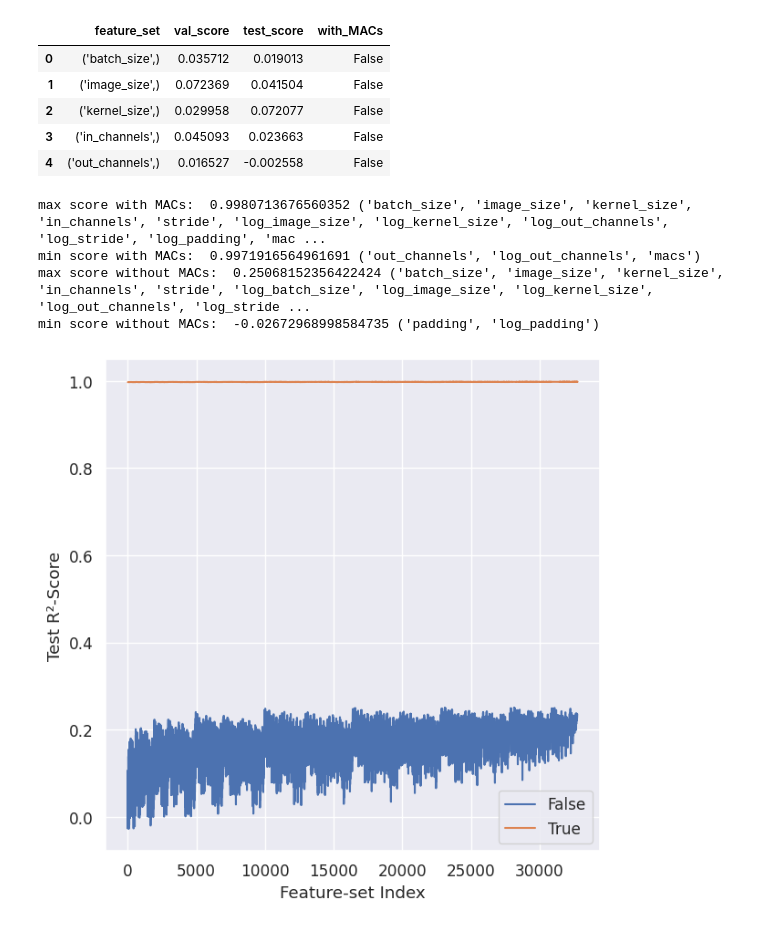
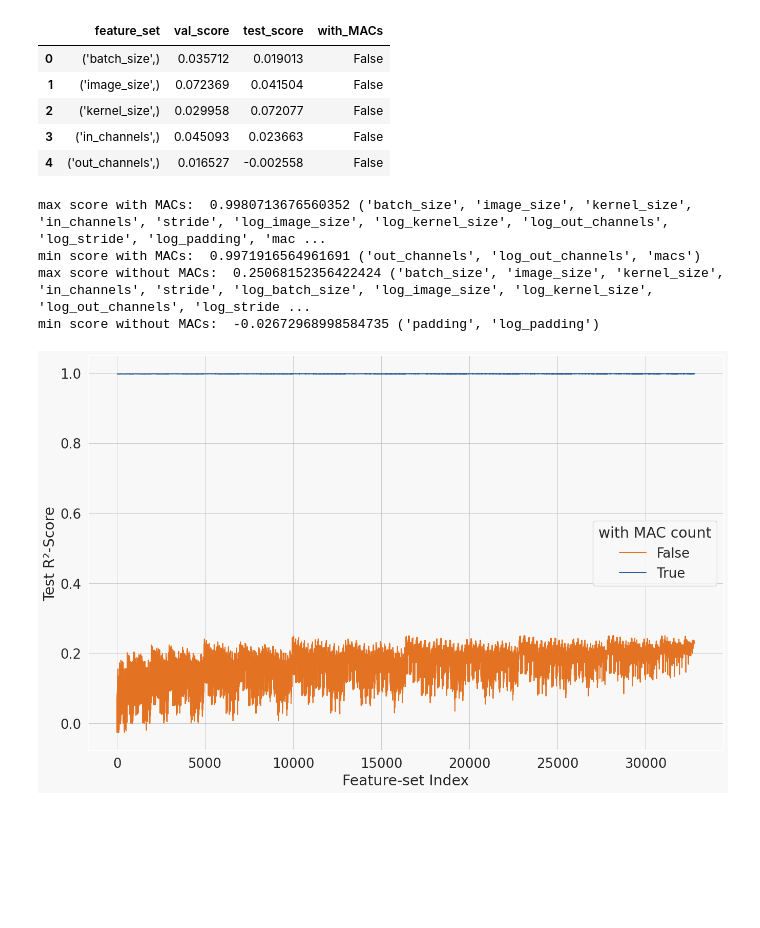
Before and after one commit to JohannesGetzner/dl-energy-estimator, a Jupyter notebook: experiments/ablation-analysis-conv2d-model.ipynb, the cells around one changed output. Drawn from its saved outputs; the diff is of its cells as text; code cells hidden in the pictures; blank space fills up the shorter version.

```diff
--- a/experiments/ablation-analysis-conv2d-model.ipynb
+++ b/experiments/ablation-analysis-conv2d-model.ipynb
@@ -94,20 +94,20 @@ scores.head()
 | 3 | ('in_channels',) | 0.045093 | 0.023663 | False |
 | 4 | ('out_channels',) | 0.016527 | -0.002558 | False |
 # %%
-plt.figure(figsize=(7,7))
-sns.set(font_scale=1.1)
-g = sns.lineplot(y=scores.test_score, x=scores.index, hue=scores.with_MACs)
-g.legend(loc="best")
+plt.figure(figsize=(16,10))
+sns.set(font_scale=1.7, rc={'axes.facecolor':'#F8F8F8', 'figure.facecolor':'#F8F8F8',"grid.linewidth": 0.5, "grid.color": "#B9B9B9"})
+g = sns.lineplot(y=scores.test_score, x=scores.index, hue=scores.with_MACs, palette=["#e37222","#2F5F98"])
+g.legend(loc="best",title="with MAC count")
 g.set_xlabel('Feature-set Index')
 g.set_ylabel('Test R²-Score')
 scores['test_score'] = pd.to_numeric(scores['test_score'])
 print("max score with MACs: ", max(scores.loc[scores.with_MACs == True].test_score), scores.iloc[scores.loc[scores.with_MACs == True].test_score.idxmax()].feature_set)
 print("min score with MACs: ", min(scores.loc[scores.with_MACs == True].test_score), scores.iloc[scores.loc[scores.with_MACs == True].test_score.idxmin()].feature_set)
 print("max score without MACs: ", max(scores.loc[scores.with_MACs == False].test_score), scores.iloc[scores.loc[scores.with_MACs == False].test_score.idxmax()].feature_set)
 print("min score without MACs: ", min(scores.loc[scores.with_MACs == False].test_score), scores.iloc[scores.loc[scores.with_MACs == False].test_score.idxmin()].feature_set)
 # %% [output]
 max score with MACs:  0.9980713676560352 ('batch_size', 'image_size', 'kernel_size', 'in_channels', 'stride', 'log_image_size', 'log_kernel_size', 'log_out_channels', 'log_stride', 'log_padding', 'mac ...
 min score with MACs:  0.9971916564961691 ('out_channels', 'log_out_channels', 'macs')
 max score without MACs:  0.25068152356422424 ('batch_size', 'image_size', 'kernel_size', 'in_channels', 'stride', 'log_batch_size', 'log_image_size', 'log_kernel_size', 'log_out_channels', 'log_stride ...
 min score without MACs:  -0.02672968998584735 ('padding', 'log_padding')
-[figure, old version]
+[figure, new version]
```
Also changed, not shown: 7 other files.
